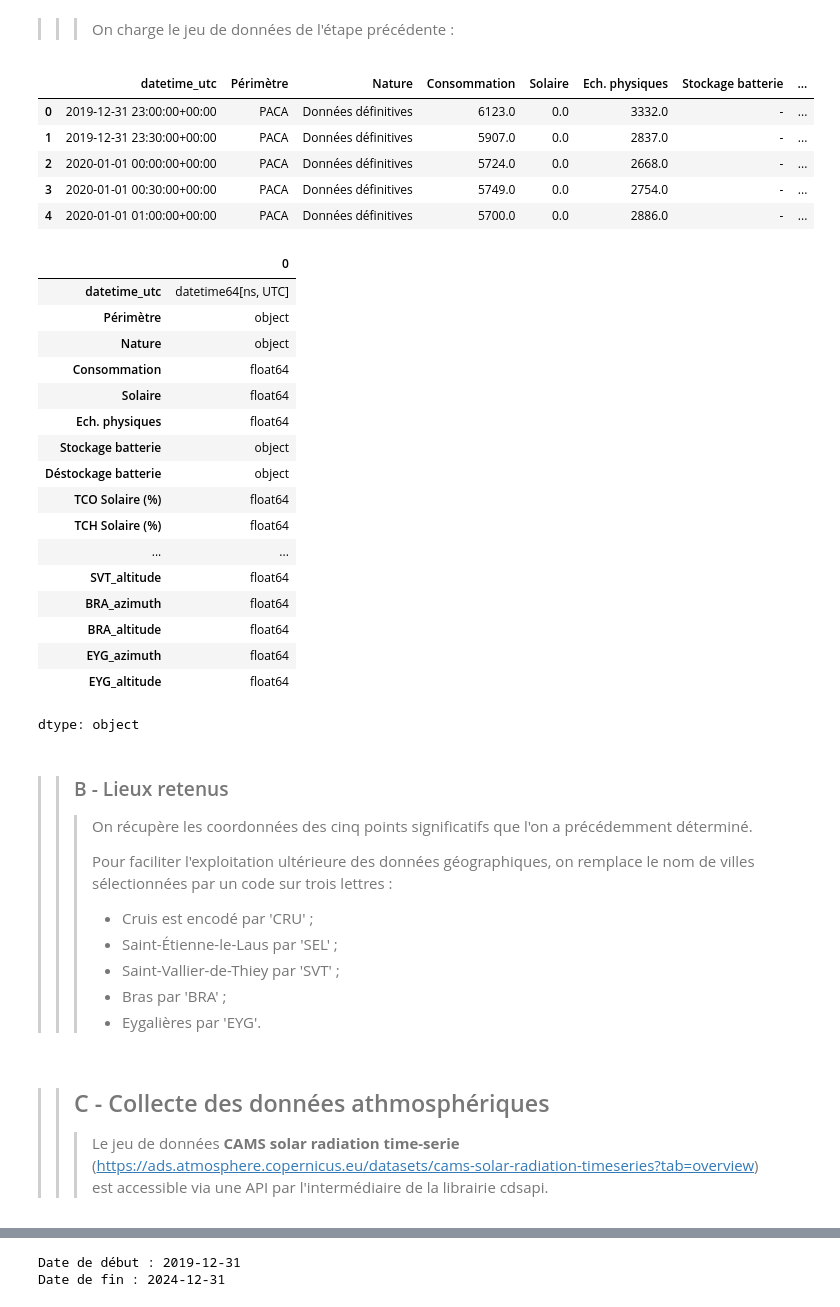
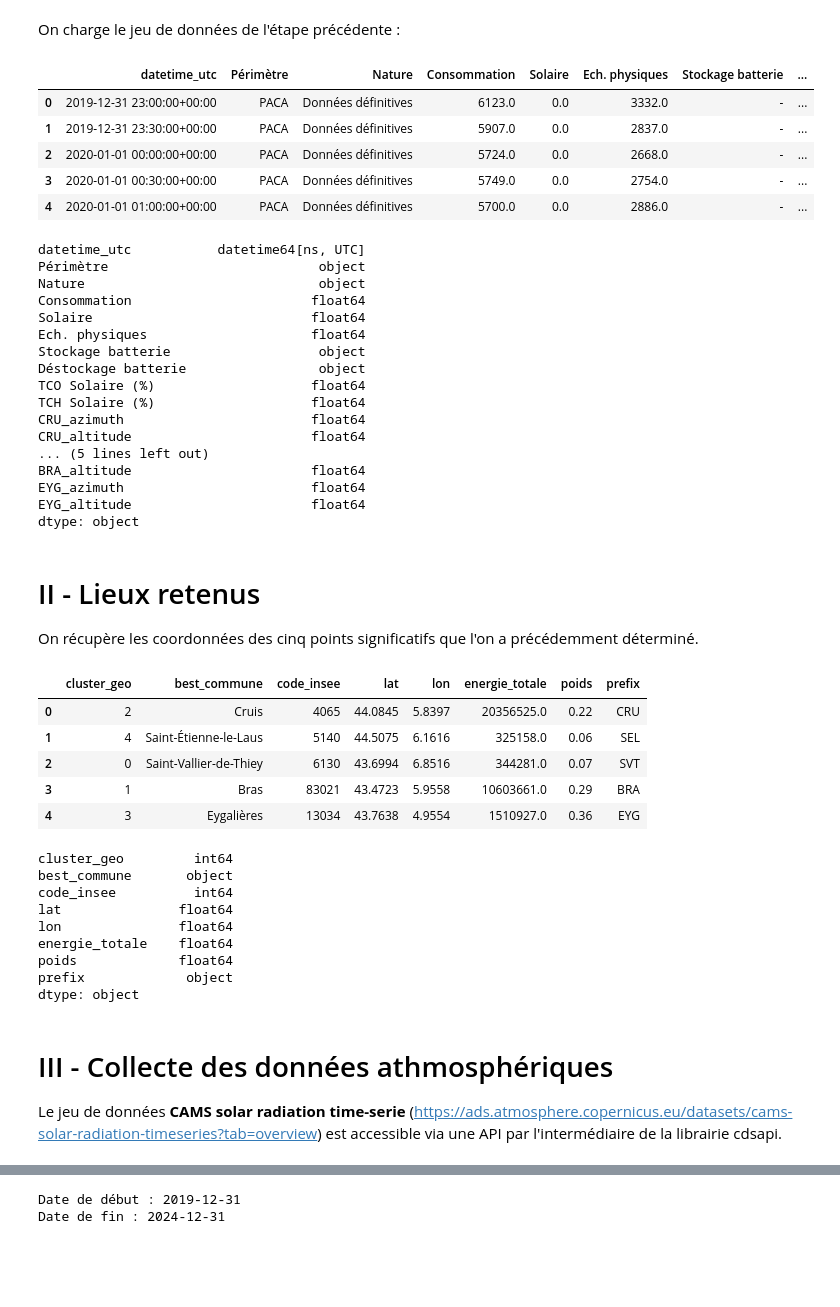
Before and after one commit to Math2935/aug25cds_variabilite, a Jupyter notebook: notebooks/02_Collecte/03_athmosphere.ipynb, the cells around one changed output, grey strips where cells are left out. Drawn from its saved outputs; the diff is of its cells as text; code cells hidden in the pictures; blank space fills up the shorter version.

```diff
--- a/notebooks/02_Collecte/03_athmosphere.ipynb
+++ b/notebooks/02_Collecte/03_athmosphere.ipynb
@@ -43,10 +40,10 @@ chemin_datasets_meteo = '/content/drive/MyDrive/Flux/00_Collecte_datasets/03_Ath
 import pandas as pd
 import numpy as np
 # %% [markdown]
->>>On charge le jeu de données de l'étape précédente :
+On charge le jeu de données de l'étape précédente :
 # %%
 # On récupère le dataset contenant les données de production et les données astronomiques
-df_astro = pd.read_csv(chemin_dataset_astro, parse_dates=['datetime_utc'])
+df_astro = pd.read_csv(input_datasets, parse_dates=['datetime_utc'])
 display(df_astro.head())
 df_astro.dtypes
 # %% [output]
@@ -56,33 +53,20 @@ df_astro.dtypes
 | 2 | 2020-01-01 00:00:00+00:00 | PACA | Données définitives | 5724.0 | 0.0 | 2668.0 | - | ... |
 | 3 | 2020-01-01 00:30:00+00:00 | PACA | Données définitives | 5749.0 | 0.0 | 2754.0 | - | ... |
 | 4 | 2020-01-01 01:00:00+00:00 | PACA | Données définitives | 5700.0 | 0.0 | 2886.0 | - | ... |
-|  | 0 |
-| datetime_utc | datetime64[ns, UTC] |
-| Périmètre | object |
-| Nature | object |
-| Consommation | float64 |
-| Solaire | float64 |
-| Ech. physiques | float64 |
-| Stockage batterie | object |
-| Déstockage batterie | object |
-| TCO Solaire (%) | float64 |
-| TCH Solaire (%) | float64 |
-| ... | ... |
-| SVT_altitude | float64 |
-| BRA_azimuth | float64 |
-| BRA_altitude | float64 |
-| EYG_azimuth | float64 |
-| EYG_altitude | float64 |
+datetime_utc           datetime64[ns, UTC]
+Périmètre                           object
+Nature                              object
+Consommation                       float64
+Solaire                            float64
+Ech. physiques                     float64
+Stockage batterie                   object
+Déstockage batterie                 object
+TCO Solaire (%)                    float64
+TCH Solaire (%)                    float64
+CRU_azimuth                        float64
+CRU_altitude                       float64
+... (5 lines left out)
+BRA_altitude                       float64
+EYG_azimuth                        float64
+EYG_altitude                       float64
 dtype: object
-# %% [markdown]
->>### B - Lieux retenus ###
->>>
->>>On récupère les coordonnées des cinq points significatifs que l'on a précédemment déterminé.
->>>
->>>Pour faciliter l'exploitation ultérieure des données géographiques, on remplace le nom de villes sélectionnées par un code sur trois lettres :
->>>
->>> - Cruis est encodé par 'CRU' ;
->>> - Saint-Étienne-le-Laus par 'SEL' ;
->>> - Saint-Vallier-de-Thiey par 'SVT' ;
->>> - Bras par 'BRA' ;
->>> - Eygalières par 'EYG'.
@@ -97,4 +73,28 @@ lieux_retenus = {'CRU' : {'latitude': 44.0845, 'longitude': 5.8397},
+# %% [markdown]
+# II - Lieux retenus
+
+On récupère les coordonnées des cinq points significatifs que l'on a précédemment déterminé.
+# %%
+df_communes = pd.read_csv(communes)
+display(df_communes.head())
+print(df_communes.dtypes)
+# %% [output]
+|  | cluster_geo | best_commune | code_insee | lat | lon | energie_totale | poids | prefix |
+| 0 | 2 | Cruis | 4065 | 44.0845 | 5.8397 | 20356525.0 | 0.22 | CRU |
+| 1 | 4 | Saint-Étienne-le-Laus | 5140 | 44.5075 | 6.1616 | 325158.0 | 0.06 | SEL |
+| 2 | 0 | Saint-Vallier-de-Thiey | 6130 | 43.6994 | 6.8516 | 344281.0 | 0.07 | SVT |
+| 3 | 1 | Bras | 83021 | 43.4723 | 5.9558 | 10603661.0 | 0.29 | BRA |
+| 4 | 3 | Eygalières | 13034 | 43.7638 | 4.9554 | 1510927.0 | 0.36 | EYG |
+cluster_geo         int64
+best_commune       object
+code_insee          int64
+lat               float64
+lon               float64
+energie_totale    float64
+poids             float64
+prefix             object
+dtype: object
 # %% [markdown]
->>## C - Collecte des données athmosphériques ##
->>>
->>>Le jeu de données **CAMS solar radiation time-serie** (https://ads.atmosphere.copernicus.eu/datasets/cams-solar-radiation-timeseries?tab=overview) est accessible via une API par l'intermédiaire de la librairie cdsapi.
+# III - Collecte des données athmosphériques
+
+Le jeu de données **CAMS solar radiation time-serie** (https://ads.atmosphere.copernicus.eu/datasets/cams-solar-radiation-timeseries?tab=overview) est accessible via une API par l'intermédiaire de la librairie cdsapi.
```
Also changed, not shown: parts of 37 cells of this notebook, 3 other files.
